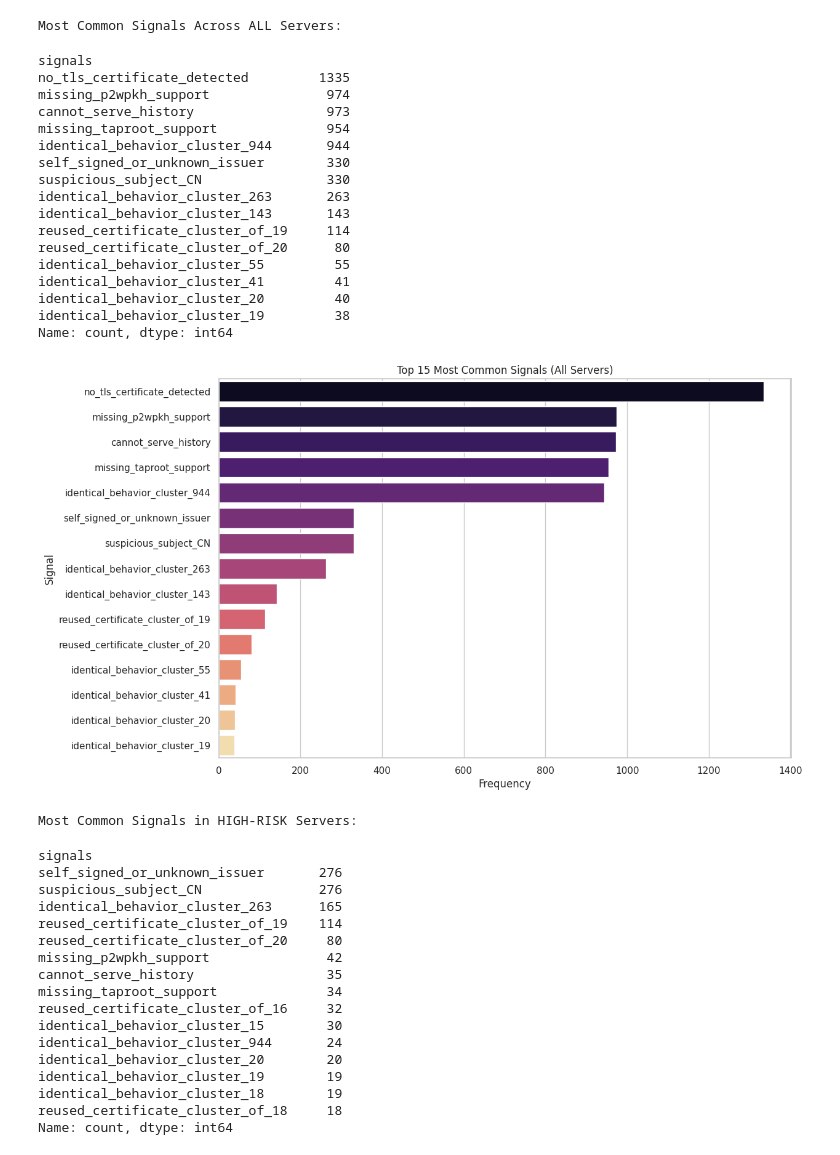
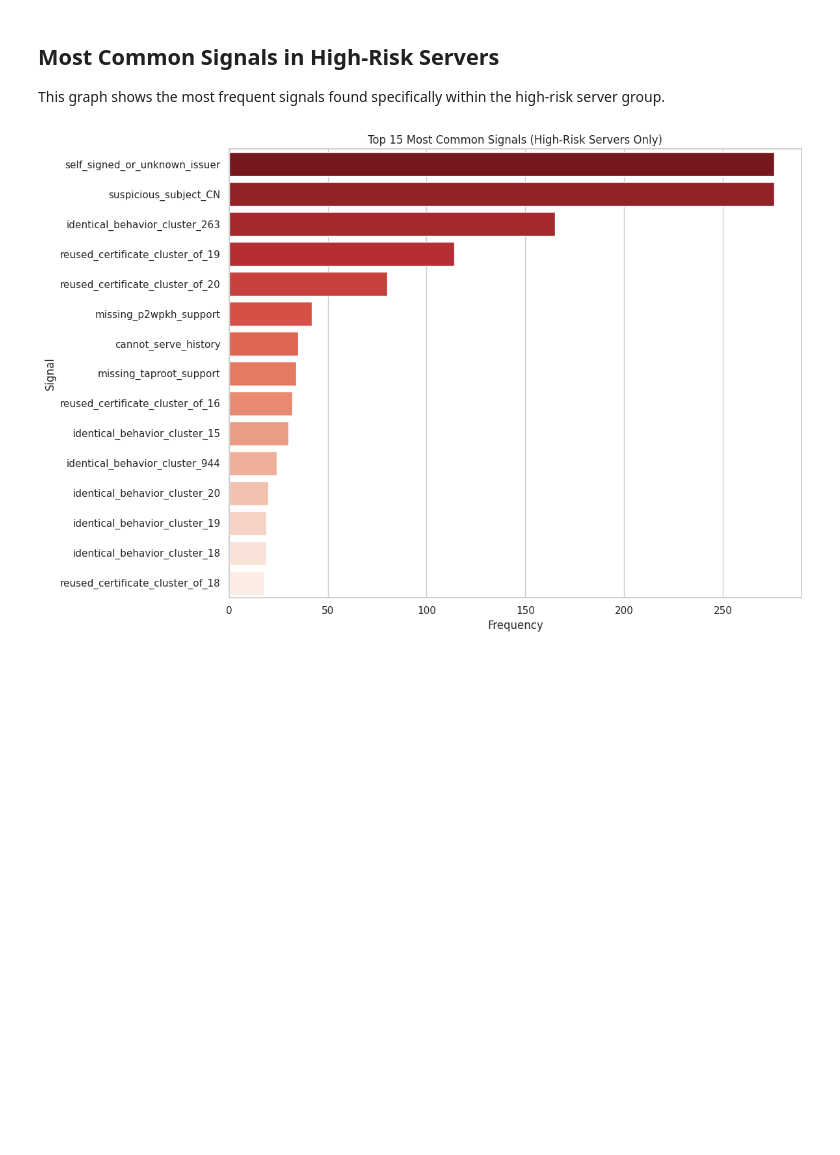
Before and after one commit to gabrielcaixeta01/electrum-observatory, a Jupyter notebook: analysis/notebooks/03_honeypot_detection.ipynb, the cells around one changed output. Drawn from its saved outputs; the diff is of its cells as text; code cells hidden in the pictures; blank space fills up the shorter version.

```diff
--- a/analysis/notebooks/03_honeypot_detection.ipynb
+++ b/analysis/notebooks/03_honeypot_detection.ipynb
@@ -9,8 +9,11 @@ from pathlib import Path
 import matplotlib.pyplot as plt
 import seaborn as sns
 
+# Show full column content
+pd.set_option('display.max_colwidth', None)
+
 # --- Setup ---
-DATA_FILE = Path("../../honeypot_scores.json")
+DATA_FILE = Path("../../data/honeypot_score/honeypot_scores.json")
 sns.set_theme(style="whitegrid")
 
 # --- Load Dataset ---
@@ -25,8 +28,5 @@ def load_json_df(file_path):
 scores_df = load_json_df(DATA_FILE)
 if not scores_df.empty:
     print(f"Loaded {len(scores_df)} server scores.")
-    display(scores_df.head())
-    print("\nScore statistics:")
-    display(scores_df['honeypot_score'].describe())
 # %% [output]
 Loaded 1665 server scores.
@@ -105,68 +110,17 @@ Now, let's analyze which signals contribute most to high scores. This helps us u
+# %% [markdown]
+## Most Common Signals in High-Risk Servers
+This graph shows the most frequent signals found specifically within the high-risk server group.
 # %%
-if not scores_df.empty:
-    # 'Explode' the signals column to analyze each signal individually
-    all_signals = scores_df.explode('signals')
-
-    # --- Analysis for ALL servers ---
-    print("Most Common Signals Across ALL Servers:")
-    top_signals_all = all_signals['signals'].value_counts().head(15)
-    display(top_signals_all)
+if not scores_df.empty and not high_risk_servers.empty:
+    high_risk_signals = high_risk_servers.explode('signals')
+    top_signals_high_risk = high_risk_signals['signals'].value_counts().head(15)
 
     plt.figure(figsize=(12, 8))
-    sns.barplot(x=top_signals_all.values, y=top_signals_all.index, hue=top_signals_all.index, palette='magma', legend=False)
-    plt.title('Top 15 Most Common Signals (All Servers)')
+    sns.barplot(x=top_signals_high_risk.values, y=top_signals_high_risk.index, hue=top_signals_high_risk.index, palette='Reds_r', legend=False)
+    plt.title('Top 15 Most Common Signals (High-Risk Servers Only)')
     plt.xlabel('Frequency')
     plt.ylabel('Signal')
+    plt.tight_layout()
     plt.show()
-
-    # --- Analysis for HIGH-RISK servers ---
-    if not high_risk_servers.empty:
-        high_risk_signals = high_risk_servers.explode('signals')
-        print("\nMost Common Signals in HIGH-RISK Servers:")
-        top_signals_high_risk = high_risk_signals['signals'].value_counts().head(15)
-        display(top_signals_high_risk)
-
-        plt.figure(figsize=(12, 8))
-        sns.barplot(x=top_signals_high_risk.values, y=top_signals_high_risk.index, hue=top_signals_high_risk.index, palette='Reds_r', legend=False)
-        plt.title('Top 15 Most Common Signals (High-Risk Servers Only)')
-        plt.xlabel('Frequency')
-        plt.ylabel('Signal')
-        plt.show()
 # %% [output]
-Most Common Signals Across ALL Servers:
-signals
-no_tls_certificate_detected         1335
-missing_p2wpkh_support               974
-cannot_serve_history                 973
-missing_taproot_support              954
-identical_behavior_cluster_944       944
-self_signed_or_unknown_issuer        330
-suspicious_subject_CN                330
-identical_behavior_cluster_263       263
-identical_behavior_cluster_143       143
-reused_certificate_cluster_of_19     114
-reused_certificate_cluster_of_20      80
-identical_behavior_cluster_55         55
-identical_behavior_cluster_41         41
-identical_behavior_cluster_20         40
-identical_behavior_cluster_19         38
-Name: count, dtype: int64
-[figure, old version]
+[figure, new version]
-Most Common Signals in HIGH-RISK Servers:
-signals
-self_signed_or_unknown_issuer       276
-suspicious_subject_CN               276
-identical_behavior_cluster_263      165
-reused_certificate_cluster_of_19    114
-reused_certificate_cluster_of_20     80
-missing_p2wpkh_support               42
-cannot_serve_history                 35
-missing_taproot_support              34
-reused_certificate_cluster_of_16     32
-identical_behavior_cluster_15        30
-identical_behavior_cluster_944       24
-identical_behavior_cluster_20        20
-identical_behavior_cluster_19        19
-identical_behavior_cluster_18        19
-reused_certificate_cluster_of_18     18
-Name: count, dtype: int64
```
Also changed, not shown: parts of 18 cells of this notebook, 3 other files.
